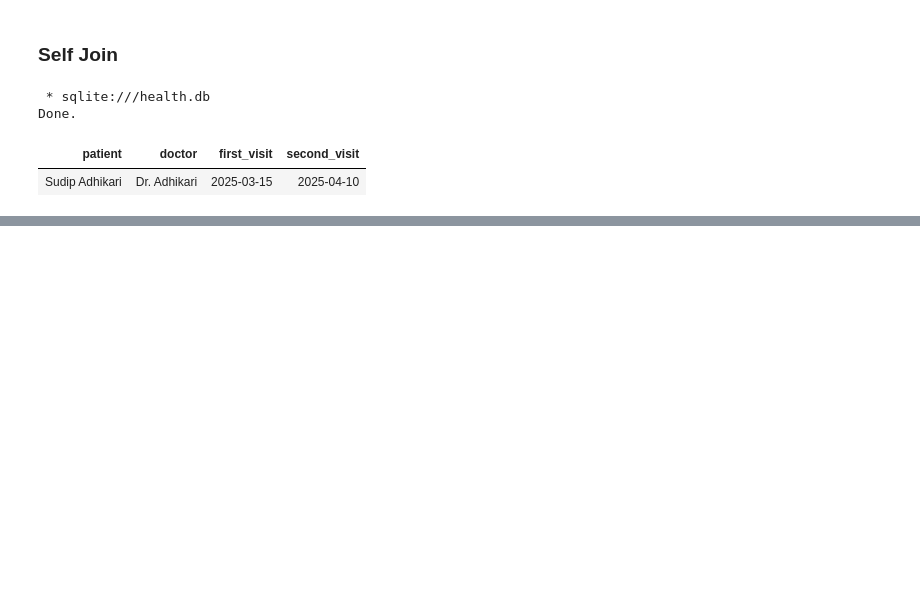
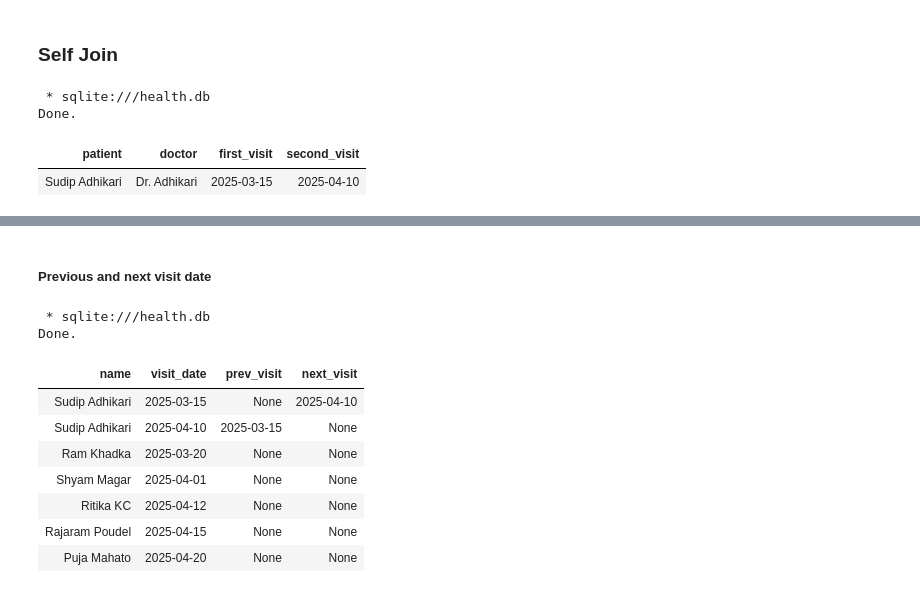
Before and after one commit to sudip07adk/MySQL-Data, a Jupyter notebook: records.ipynb, the cells around one changed output, grey strips where cells are left out. Drawn from its saved outputs; the diff is of its cells as text; code cells hidden in the pictures; blank space fills up the shorter version.

```diff
--- a/records.ipynb
+++ b/records.ipynb
@@ -411,0 +453,19 @@ Done.
+# %% [markdown]
+##### Previous and next visit date
+# %%
+%%sql
+SELECT p.name, v.visit_date,
+       LAG(v.visit_date) OVER (PARTITION BY v.patient_id ORDER BY v.visit_date) AS prev_visit,
+       LEAD(v.visit_date) OVER (PARTITION BY v.patient_id ORDER BY v.visit_date) AS next_visit
+FROM visits v JOIN patients p ON v.patient_id = p.id;
+# %% [output]
+ * sqlite:///health.db
+Done.
+| name | visit_date | prev_visit | next_visit |
+| Sudip Adhikari | 2025-03-15 | None | 2025-04-10 |
+| Sudip Adhikari | 2025-04-10 | 2025-03-15 | None |
+| Ram Khadka | 2025-03-20 | None | None |
+| Shyam Magar | 2025-04-01 | None | None |
+| Ritika KC | 2025-04-12 | None | None |
+| Rajaram Poudel | 2025-04-15 | None | None |
+| Puja Mahato | 2025-04-20 | None | None |
```
Also changed, not shown: parts of 12 cells of this notebook, 1 other file.
